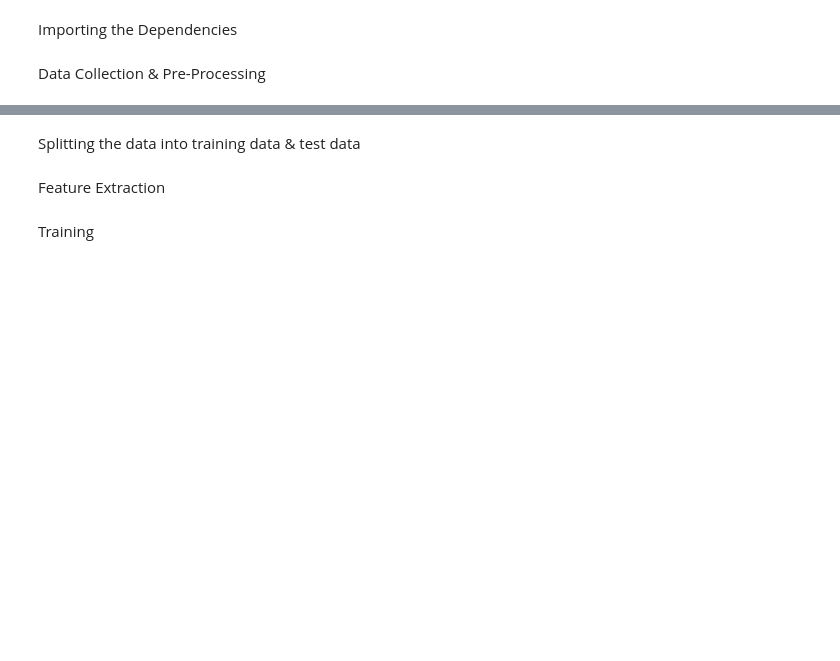
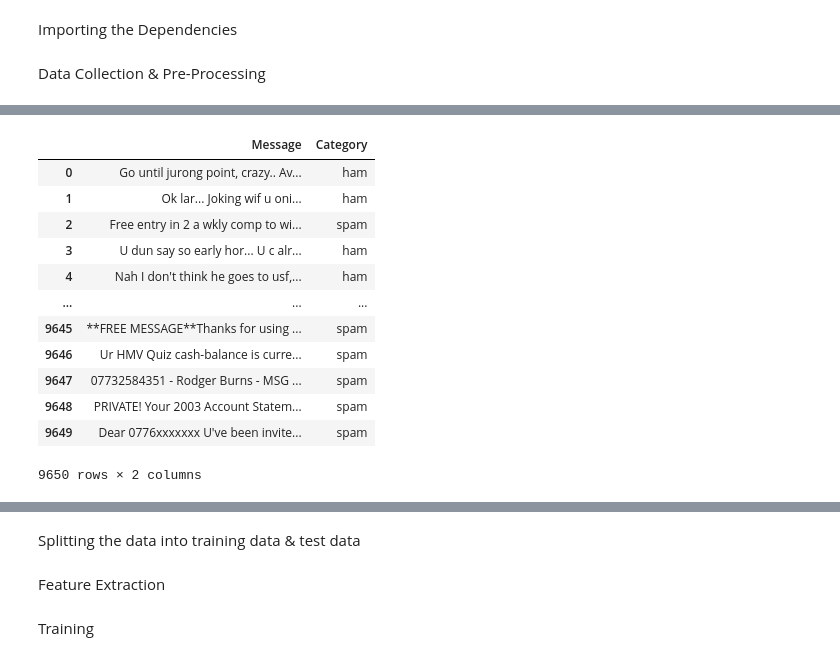
Before and after one commit to PhiVietHoang/Email-spam-naive-bayes, a Jupyter notebook: src/spam_mail_classification.ipynb, the cells around one changed output, grey strips where cells are left out. Drawn from its saved outputs; the diff is of its cells as text; code cells hidden in the pictures; blank space fills up the shorter version.

```diff
--- a/src/spam_mail_classification.ipynb
+++ b/src/spam_mail_classification.ipynb
@@ -34,10 +49,25 @@ plt.show()
 # %%
 # Apply oversampling to balance the classes
 oversampler = RandomOverSampler(random_state=42)
 X_resampled, y_resampled = oversampler.fit_resample(X.values.reshape(-1, 1), y)
 
 # Convert the resampled data back to a DataFrame
 data_resampled = pd.DataFrame({'Message': X_resampled.ravel(), 'Category': y_resampled})
+data_resampled
+# %% [output]
+|  | Message | Category |
+| 0 | Go until jurong point, crazy.. Av... | ham |
+| 1 | Ok lar... Joking wif u oni... | ham |
+| 2 | Free entry in 2 a wkly comp to wi... | spam |
+| 3 | U dun say so early hor... U c alr... | ham |
+| 4 | Nah I don't think he goes to usf,... | ham |
+| ... | ... | ... |
+| 9645 | **FREE MESSAGE**Thanks for using ... | spam |
+| 9646 | Ur HMV Quiz cash-balance is curre... | spam |
+| 9647 | 07732584351 - Rodger Burns - MSG ... | spam |
+| 9648 | PRIVATE! Your 2003 Account Statem... | spam |
+| 9649 | Dear 0776xxxxxxx U've been invite... | spam |
+9650 rows × 2 columns
 # %%
 # Analyze the distribution of categories after oversampling
 category_counts_after = data_resampled['Category'].value_counts()
```
Also changed, not shown: parts of 3 cells of this notebook, 2 other files.
